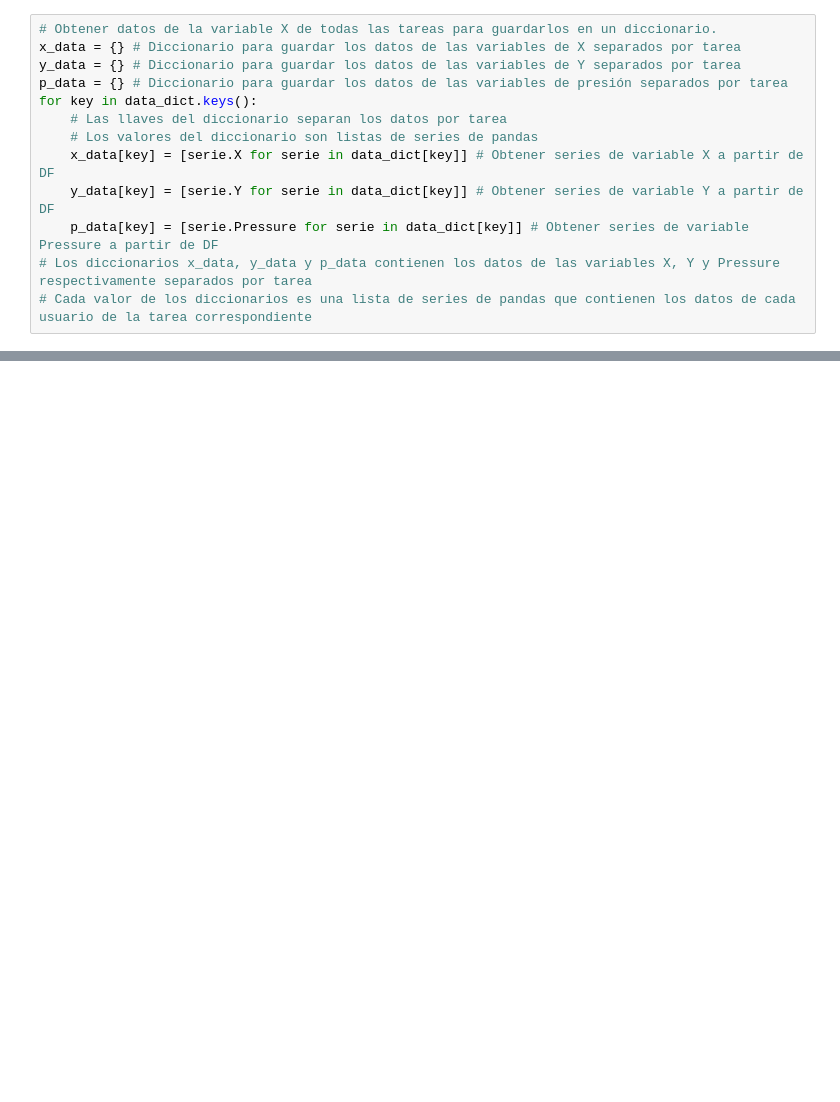
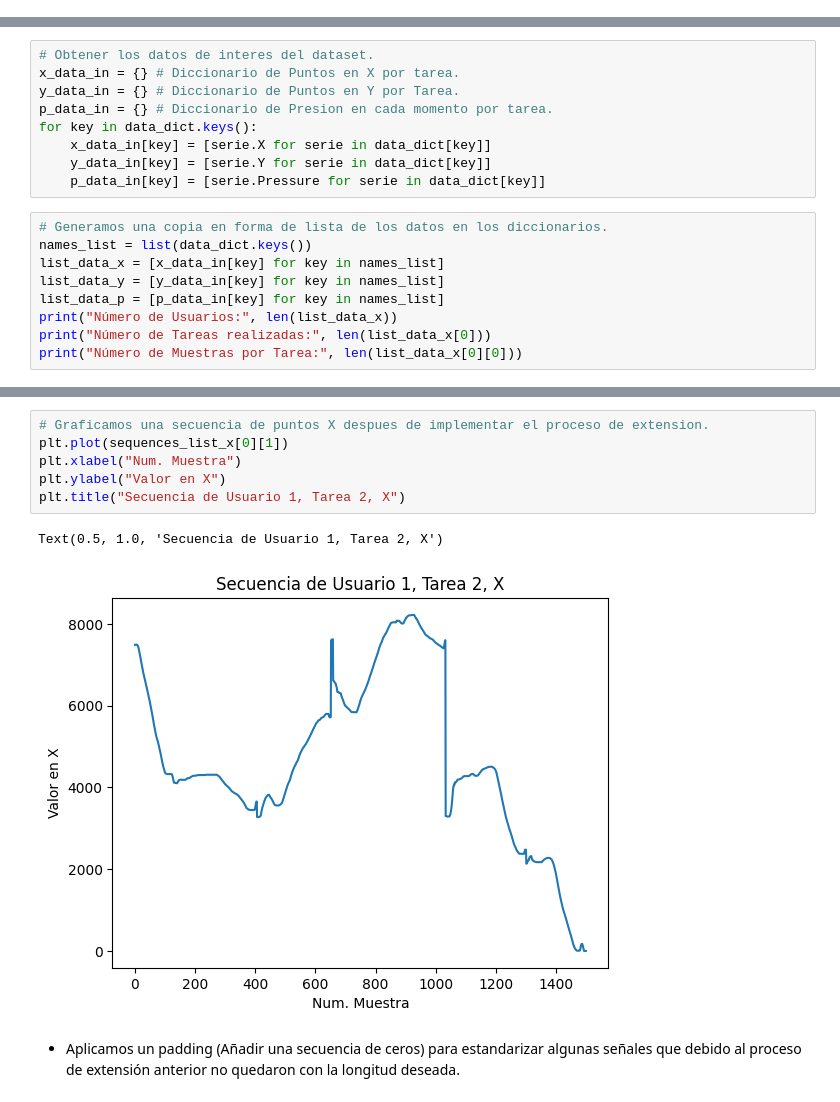
Before and after one commit to isak792/watermarking, a Jupyter notebook: notebooks/Avance2.5Equipo.ipynb, the cells around one changed output, grey strips where cells are left out. Drawn from its saved outputs; the diff is of its cells as text; blank space fills up the shorter version.

```diff
--- a/notebooks/Avance2.5Equipo.ipynb
+++ b/notebooks/Avance2.5Equipo.ipynb
@@ -43,13 +0,0 @@ data_dict = dh.load_data(Path("../data/raw"), "emothaw_data.pkl")
-# %%
-# Obtener datos de la variable X de todas las tareas para guardarlos en un diccionario.
-x_data = {} # Diccionario para guardar los datos de las variables de X separados por tarea
-y_data = {} # Diccionario para guardar los datos de las variables de Y separados por tarea
-p_data = {} # Diccionario para guardar los datos de las variables de presión separados por tarea
-for key in data_dict.keys():
-    # Las llaves del diccionario separan los datos por tarea
-    # Los valores del diccionario son listas de series de pandas
-    x_data[key] = [serie.X for serie in data_dict[key]] # Obtener series de variable X a partir de DF
-    y_data[key] = [serie.Y for serie in data_dict[key]] # Obtener series de variable Y a partir de DF
-    p_data[key] = [serie.Pressure for serie in data_dict[key]] # Obtener series de variable Pressure a partir de DF
-# Los diccionarios x_data, y_data y p_data contienen los datos de las variables X, Y y Pressure respectivamente separados por tarea
-# Cada valor de los diccionarios es una lista de series de pandas que contienen los datos de cada usuario de la tarea correspondiente
@@ -207,0 +47,18 @@ Epoch 200/200
+# %%
+# Obtener los datos de interes del dataset.
+x_data_in = {} # Diccionario de Puntos en X por tarea.
+y_data_in = {} # Diccionario de Puntos en Y por Tarea.
+p_data_in = {} # Diccionario de Presion en cada momento por tarea.
+for key in data_dict.keys():
+    x_data_in[key] = [serie.X for serie in data_dict[key]]
+    y_data_in[key] = [serie.Y for serie in data_dict[key]]
+    p_data_in[key] = [serie.Pressure for serie in data_dict[key]]
+# %%
+# Generamos una copia en forma de lista de los datos en los diccionarios.
+names_list = list(data_dict.keys())
+list_data_x = [x_data_in[key] for key in names_list]
+list_data_y = [y_data_in[key] for key in names_list]
+list_data_p = [p_data_in[key] for key in names_list]
+print("Número de Usuarios:", len(list_data_x))
+print("Número de Tareas realizadas:", len(list_data_x[0]))
+print("Número de Muestras por Tarea:", len(list_data_x[0][0]))
@@ -207,0 +78,11 @@ Epoch 200/200
+# %%
+# Graficamos una secuencia de puntos X despues de implementar el proceso de extension.
+plt.plot(sequences_list_x[0][1])
+plt.xlabel("Num. Muestra")
+plt.ylabel("Valor en X")
+plt.title("Secuencia de Usuario 1, Tarea 2, X")
+# %% [output]
+Text(0.5, 1.0, 'Secuencia de Usuario 1, Tarea 2, X')
+[figure, added]
+# %% [markdown]
+- Aplicamos un padding (Añadir una secuencia de ceros) para estandarizar algunas señales que debido al proceso de extensión anterior no quedaron con la longitud deseada.
```
Also changed, not shown: parts of 37 cells of this notebook.
